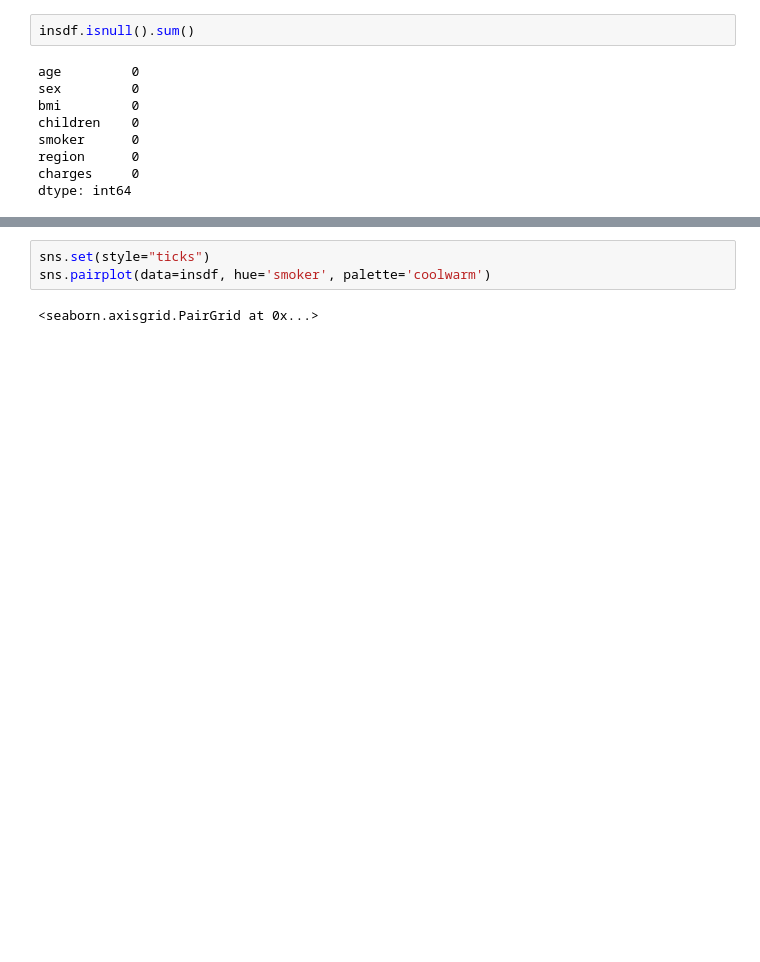
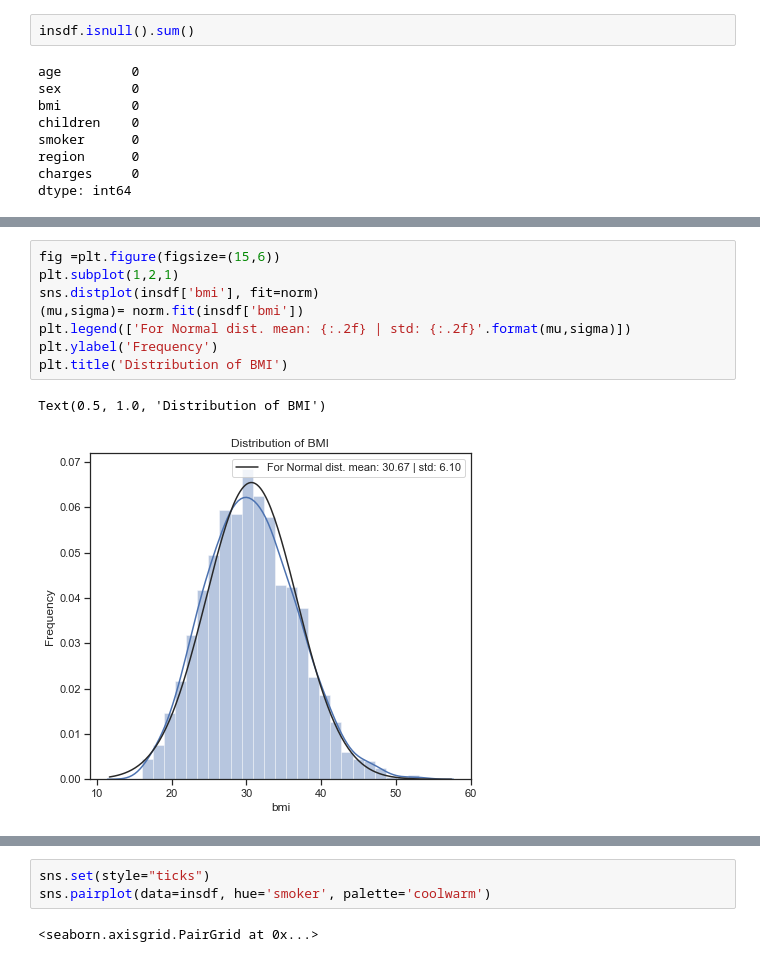
Before and after one commit to dhimantj/ML-Projects, a Jupyter notebook: 1_Linear Regression Projects/Linear Regression - insurance data - Portfolio - James Odendal, PhD.ipynb, the cells around one changed output, grey strips where cells are left out. Drawn from its saved outputs; the diff is of its cells as text; blank space fills up the shorter version.

```diff
--- a/1_Linear Regression Projects/Linear Regression - insurance data - Portfolio - James Odendal, PhD.ipynb
+++ b/1_Linear Regression Projects/Linear Regression - insurance data - Portfolio - James Odendal, PhD.ipynb
@@ -162,0 +272,11 @@ Text(0.5, 1.0, 'Distribution of Charges')
+# %%
+fig =plt.figure(figsize=(15,6))
+plt.subplot(1,2,1)
+sns.distplot(insdf['bmi'], fit=norm)
+(mu,sigma)= norm.fit(insdf['bmi'])
+plt.legend(['For Normal dist. mean: {:.2f} | std: {:.2f}'.format(mu,sigma)])
+plt.ylabel('Frequency')
+plt.title('Distribution of BMI')
+# %% [output]
+Text(0.5, 1.0, 'Distribution of BMI')
+[figure, added]
```
Also changed, not shown: parts of 54 cells of this notebook.
